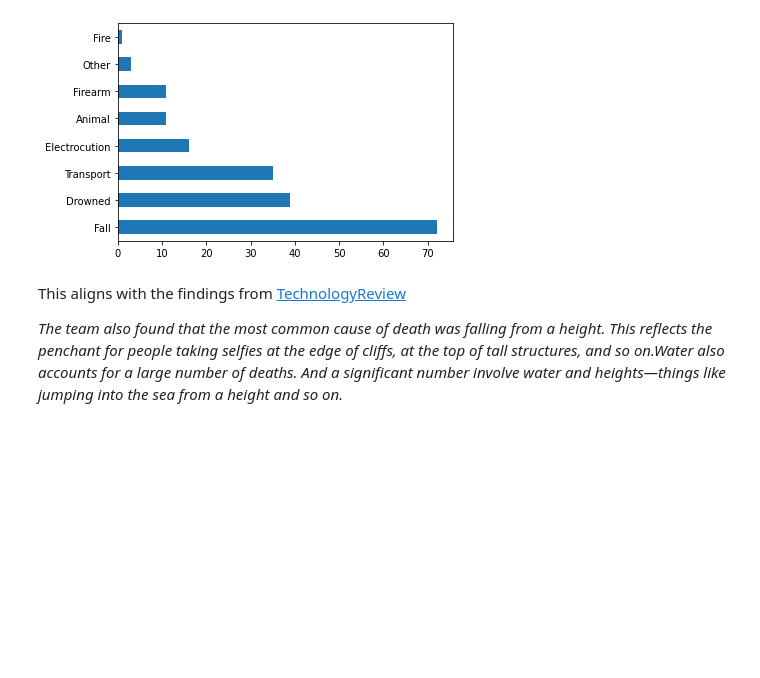
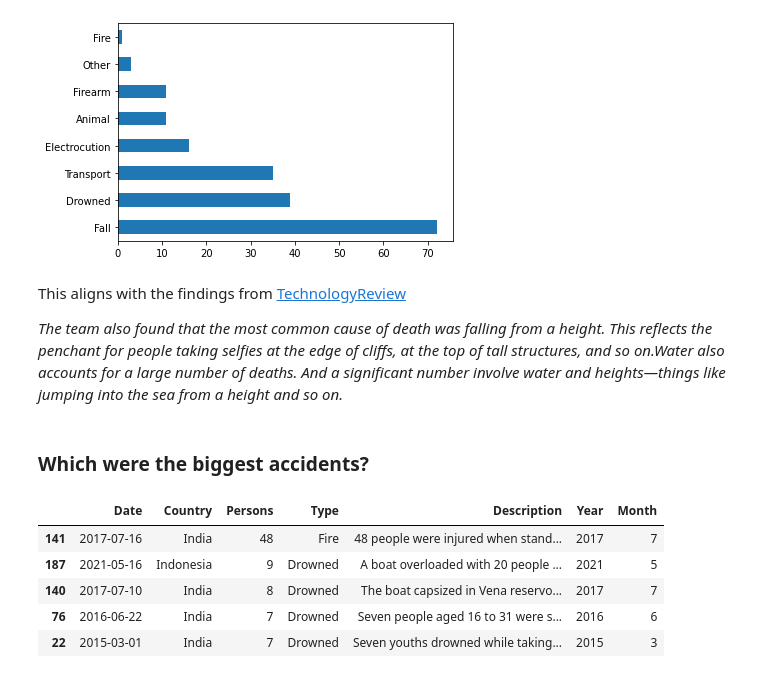
Before and after one commit to ichinichichi/Project-4, a Jupyter notebook: Project 4 -Selfie Deaths.ipynb, the cells around one changed output. Saved outputs shown, nothing was run; the diff lists cells and outputs as text; code cells hidden in the pictures; blank space fills up the shorter version.

```diff
--- a/Project 4 -Selfie Deaths.ipynb
+++ b/Project 4 -Selfie Deaths.ipynb
@@ -364,3 +364,15 @@ df.Type.value_counts().plot(kind='barh')
 This aligns with the findings from [TechnologyReview](https://www.technologyreview.com/2016/11/15/156018/data-scientists-chart-the-tragic-rise-of-selfie-deaths/)
 
 *The team also found that the most common cause of death was falling from a height. This reflects the penchant for people taking selfies at the edge of cliffs, at the top of tall structures, and so on.Water also accounts for a large number of deaths. And a significant number involve water and heights—things like jumping into the sea from a height and so on.*
+# %% [markdown]
+### Which were the biggest accidents?
+# %%
+pd.set_option("display.max_colwidth", 1000)
+df.sort_values('Persons', ascending=False).head(5)
+# %% [output]
+|  | Date | Country | Persons | Type | Description | Year | Month |
+| 141 | 2017-07-16 | India | 48 | Fire | 48 people were injured when stand... | 2017 | 7 |
+| 187 | 2021-05-16 | Indonesia | 9 | Drowned | A boat overloaded with 20 people ... | 2021 | 5 |
+| 140 | 2017-07-10 | India | 8 | Drowned | The boat capsized in Vena reservo... | 2017 | 7 |
+| 76 | 2016-06-22 | India | 7 | Drowned | Seven people aged 16 to 31 were s... | 2016 | 6 |
+| 22 | 2015-03-01 | India | 7 | Drowned | Seven youths drowned while taking... | 2015 | 3 |
```
Also changed, not shown: parts of 4 cells of this notebook.
